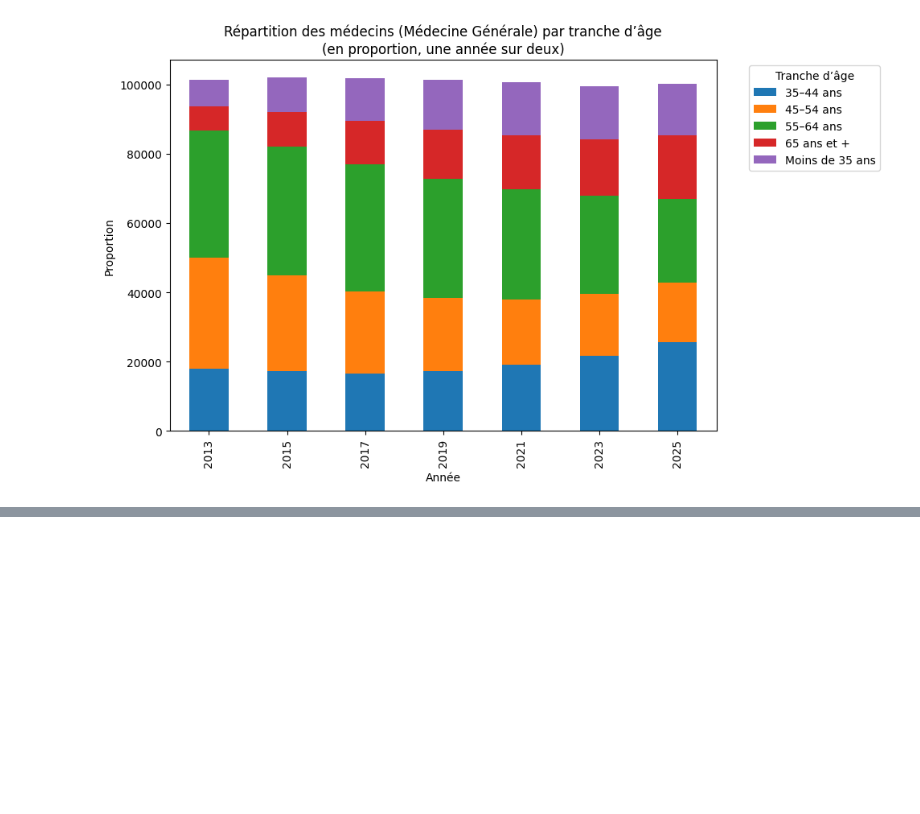
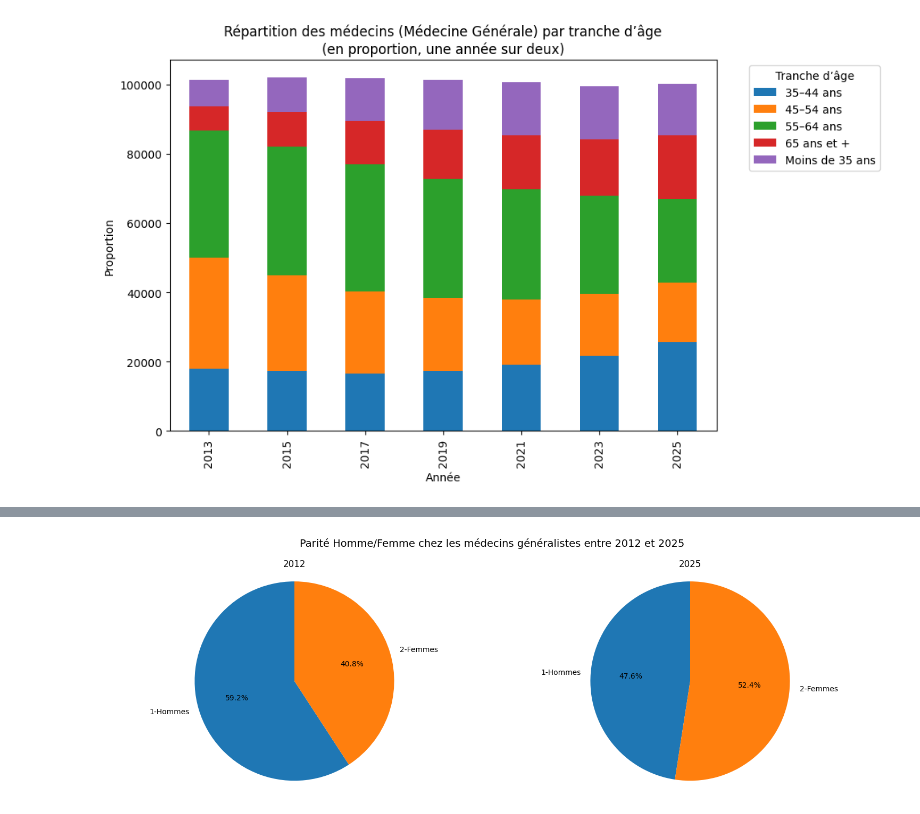
Before and after one commit to dfornier/Python-pour-la-data-science, a Jupyter notebook: StatDesc_2.ipynb, the cells around one changed output, grey strips where cells are left out. Saved outputs shown, nothing was run; the diff lists cells and outputs as text; code cells hidden in the pictures; blank space fills up the shorter version.

```diff
--- a/StatDesc_2.ipynb
+++ b/StatDesc_2.ipynb
@@ -508,0 +541,14 @@ plt.show()
+# %%
+df_medecins_parité = df_medecins_effectif_complet[(df_medecins_effectif_complet['sexe'] != '0-Ensemble')
+    & (df_medecins_effectif_complet['departement'] == '000-Ensemble')
+    & (df_medecins_effectif_complet['exercice']=='0-Ensemble')
+    & (df_medecins_effectif_complet['region'] == '00-Ensemble')
+    & (df_medecins_effectif_complet['territoire'] == "0-France entière")
+    & (df_medecins_effectif_complet['tranche_age'] == "00-Ensemble")
+    & (df_medecins_effectif_complet['specialites'] == '00-Ensemble')
+    & (df_medecins_effectif_complet['specialites_agregees'] == '1-Médecine générale')
+    ]
+
+df_medecins_parité.drop(axis = 1, columns = ['region','specialites_agregees','specialites', 'tranche_age','territoire','departement','exercice'], inplace = True)
+df_medecins_parité.reset_index(drop = True, inplace = True)
+df_medecins_parité.head()
@@ -508,0 +563,21 @@ plt.show()
+# %%
+def plot_pie_secteur(df, annee, ax):
+    df_annuel = df[['sexe', f'effectif_{annee}']]
+
+    labels = df_annuel['sexe'].unique()
+    sizes = df_annuel[f'effectif_{annee}'].unique()
+
+    ax.pie(sizes, labels=labels, autopct='%1.1f%%', startangle=90)
+    ax.axis('equal')
+    ax.set_title(f"{annee}")
+
+fig, axes = plt.subplots(1, 2, figsize=(15, 5))
+
+for ax, annee in zip(axes, [2012, 2025]):
+    plot_pie_secteur(df_medecins_parité, annee, ax)
+
+fig.suptitle("Parité Homme/Femme chez les médecins généralistes entre 2012 et 2025", fontsize=14)
+plt.tight_layout()
+plt.show()
+# %% [output]
+[figure, added]
```
Also changed, not shown: parts of 8 cells of this notebook, 1 other file.
